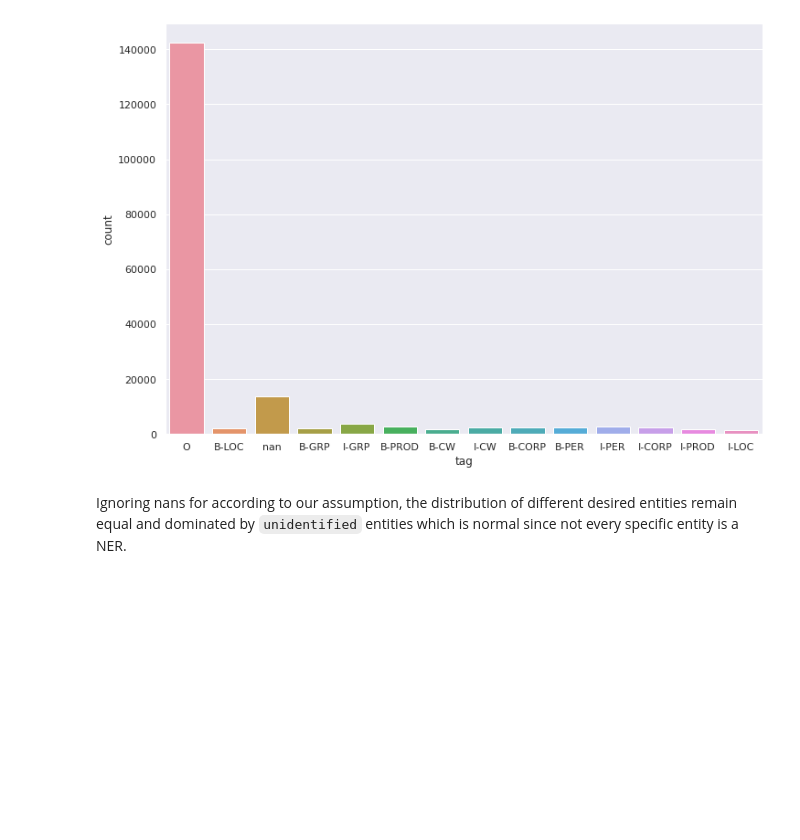
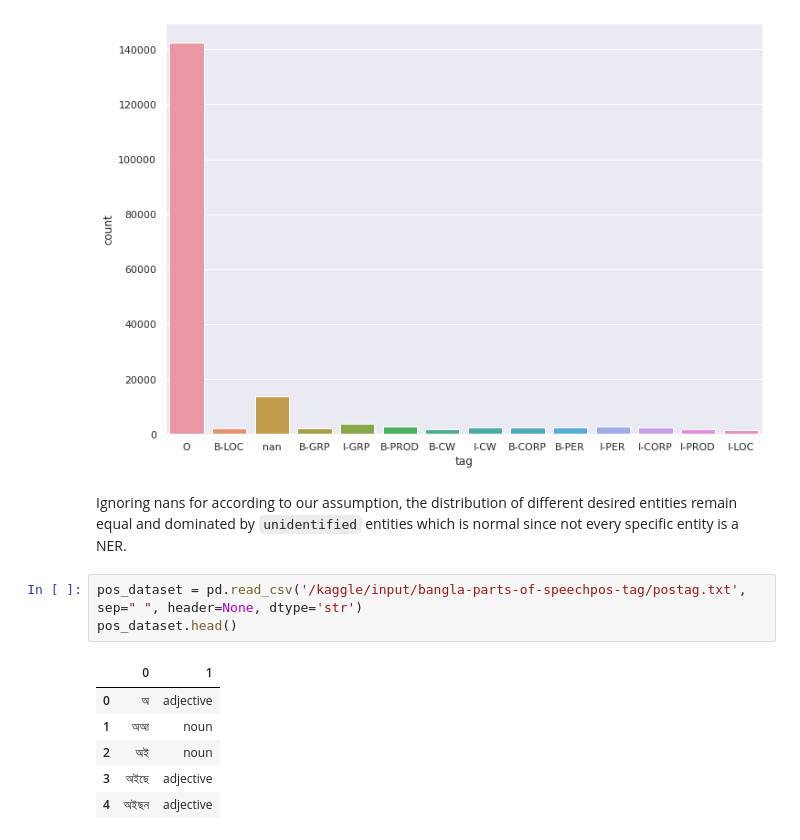
Before and after one commit to silvererudite/ner_recognition, a Jupyter notebook: notebooks/eda/bangla-ner-classification.ipynb, the cells around one changed output. Saved outputs shown, nothing was run; the diff lists cells and outputs as text; blank space fills up the shorter version.

```diff
--- a/notebooks/eda/bangla-ner-classification.ipynb
+++ b/notebooks/eda/bangla-ner-classification.ipynb
@@ -184,3 +184,13 @@ sns.countplot(train_data['tag'])
 [figure]
 # %% [markdown]
 Ignoring nans for according to our assumption, the distribution of different desired entities remain equal and dominated by `unidentified` entities which is normal since not every specific entity is a NER.
+# %%
+pos_dataset = pd.read_csv('/kaggle/input/bangla-parts-of-speechpos-tag/postag.txt', sep=" ", header=None, dtype='str')
+pos_dataset.head()
+# %% [output]
+|  | 0 | 1 |
+| 0 | অ | adjective |
+| 1 | অআ | noun |
+| 2 | অই | noun |
+| 3 | অইছে | adjective |
+| 4 | অইছন | adjective |
```
Also changed, not shown: parts of 10 cells of this notebook.
